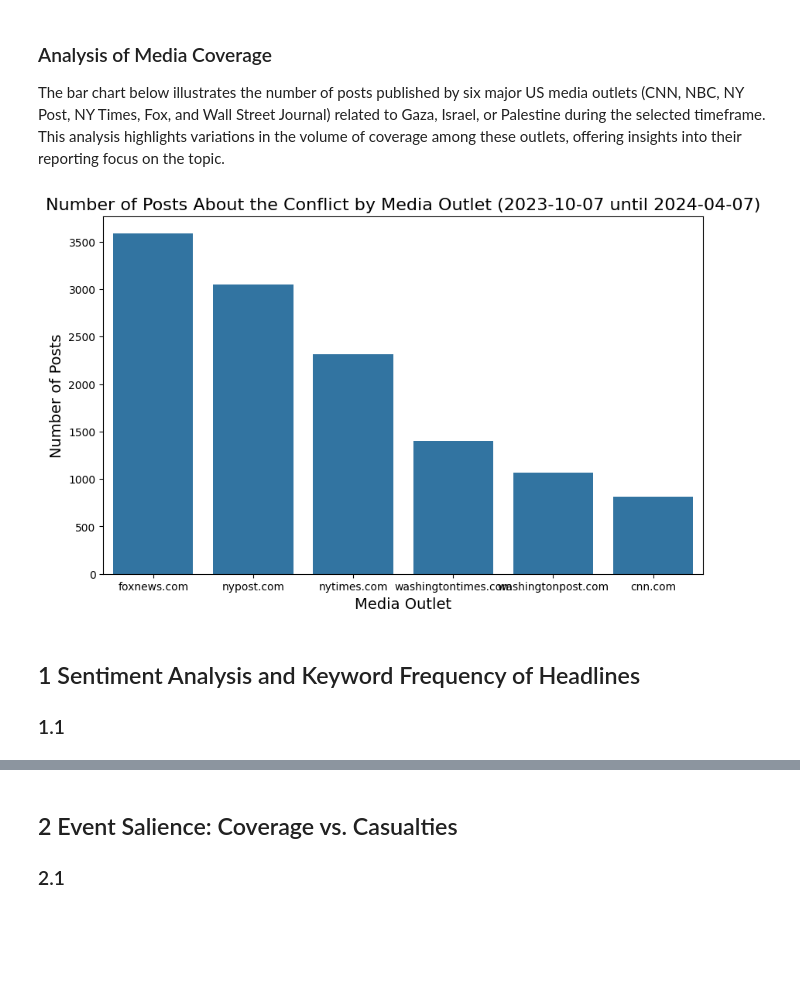
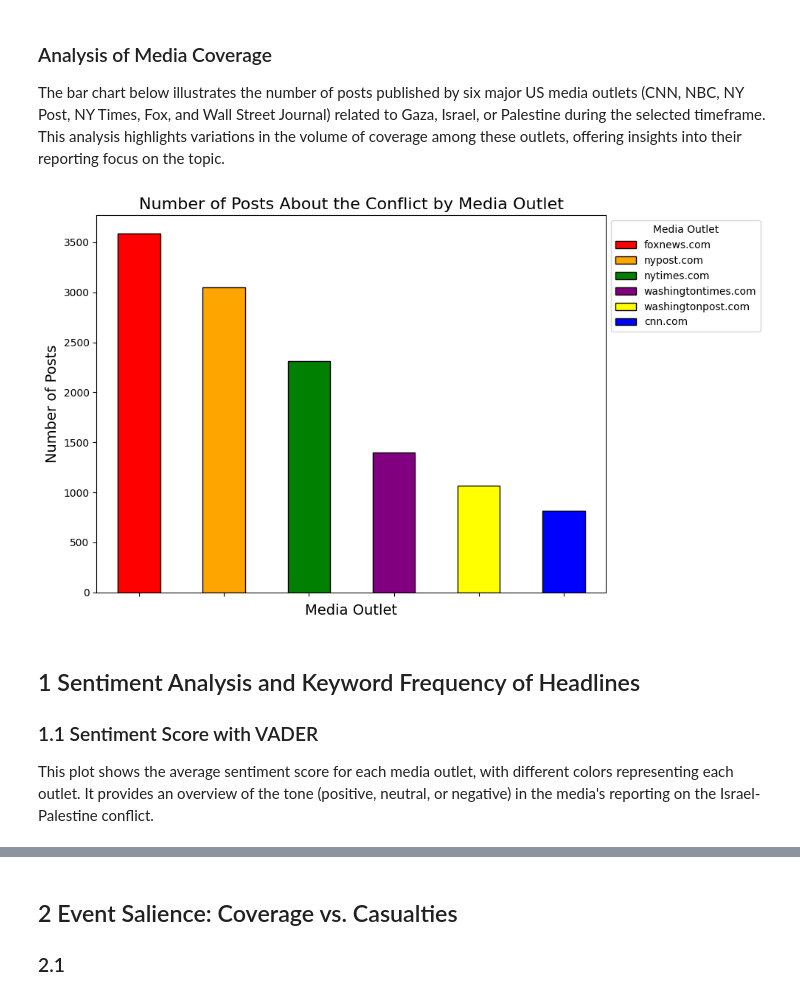
Before and after one commit to tinasophie15/FCSS-Project-Group-10, a Jupyter notebook: code/group10.ipynb, the cells around one changed output, grey strips where cells are left out. Drawn from its saved outputs; the diff is of its cells as text; code cells hidden in the pictures; blank space fills up the shorter version.

Commit message:
analysis itself finished only normalisation missing

```diff
--- a/code/group10.ipynb
+++ b/code/group10.ipynb
@@ -100,20 +105,46 @@ The bar chart below illustrates the number of posts published by six major US me
 # %%
 # Count the number of posts for each media outlet
 media_counts = data_cleaned['Media Name'].value_counts()
 
+# Define a specific color mapping for each media outlet
+color_map = {
+    'foxnews.com': 'red',
+    'cnn.com': 'blue',
+    'nytimes.com': 'green',
+    'washingtontimes.com': 'purple',
+    'nypost.com': 'orange',
+    'washingtonpost.com': 'yellow'
+}
+
+# Create a list of colors according to the color_map
+colors = media_counts.index.map(color_map)
+
+# Create the plot with specific colors
 plt.figure(figsize=(10, 6))
-sns.barplot(x=media_counts.index, y=media_counts.values)
+bars = media_counts.plot(kind='bar', color=colors, edgecolor='black')
 
+# Add labels and title
 plt.xlabel("Media Outlet", fontsize=14)
 plt.ylabel("Number of Posts", fontsize=14)
-plt.title("Number of Posts About the Conflict by Media Outlet (2023-10-07 until 2024-04-07)", fontsize=16)
+plt.title("Number of Posts About the Conflict by Media Outlet", fontsize=16)
+
+# Remove the media names on the x-axis
+plt.xticks(ticks=np.arange(len(media_counts)), labels=[""] * len(media_counts))
+
+# Add the legend with media names
+plt.legend(bars.patches, media_counts.index, title='Media Outlet', loc='upper left', bbox_to_anchor=(1, 1))
+
+# Show the plot
+plt.tight_layout()
 plt.show()
 # %% [output]
-[figure, old version]
+[figure, new version]
-# %% [markdown]
-## 1 Sentiment Analysis and Keyword Frequency of Headlines
-
-### 1.1
+# %% [markdown]
+## 1 Sentiment Analysis and Keyword Frequency of Headlines
+
+### 1.1 Sentiment Score with VADER
+
+This plot shows the average sentiment score for each media outlet, with different colors representing each outlet. It provides an overview of the tone (positive, neutral, or negative) in the media's reporting on the Israel-Palestine conflict.
 # %%
 analyzer = SentimentIntensityAnalyzer()
 
```
Also changed, not shown: parts of 9 cells of this notebook.
